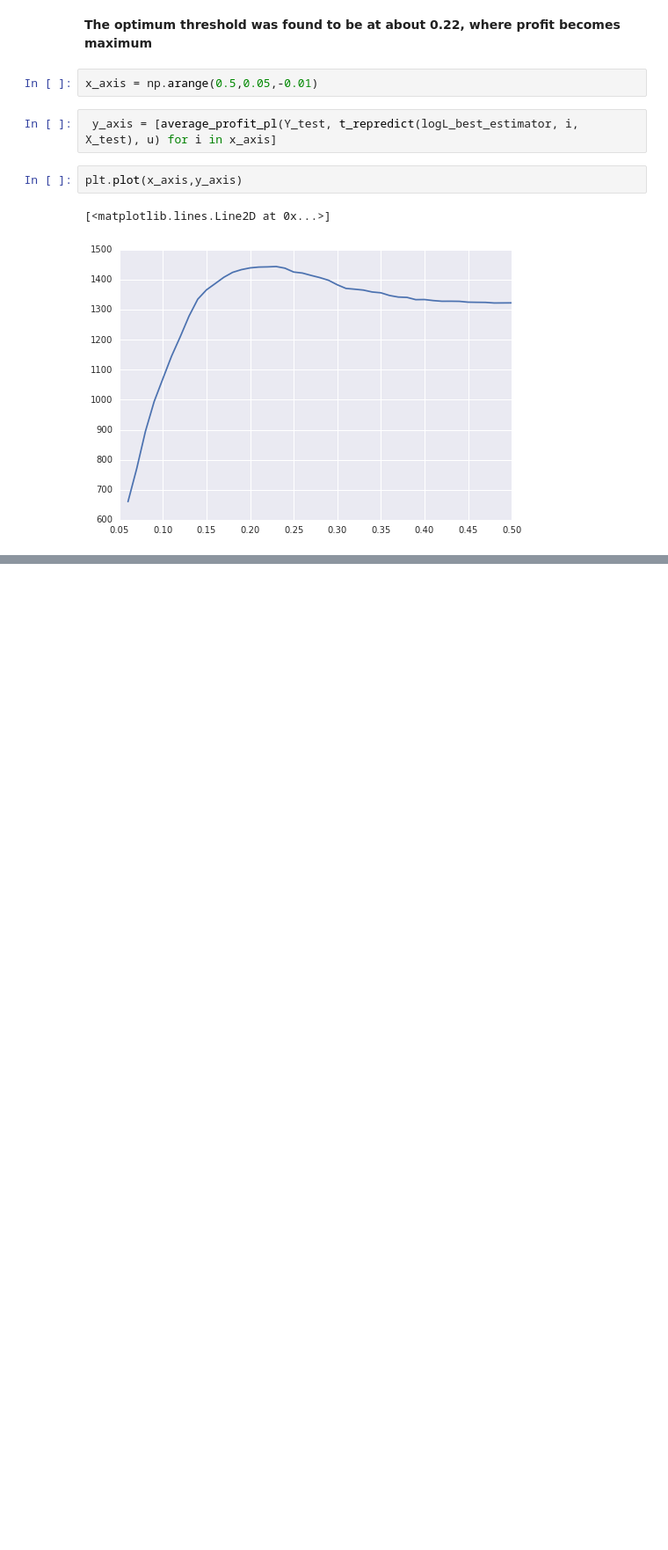
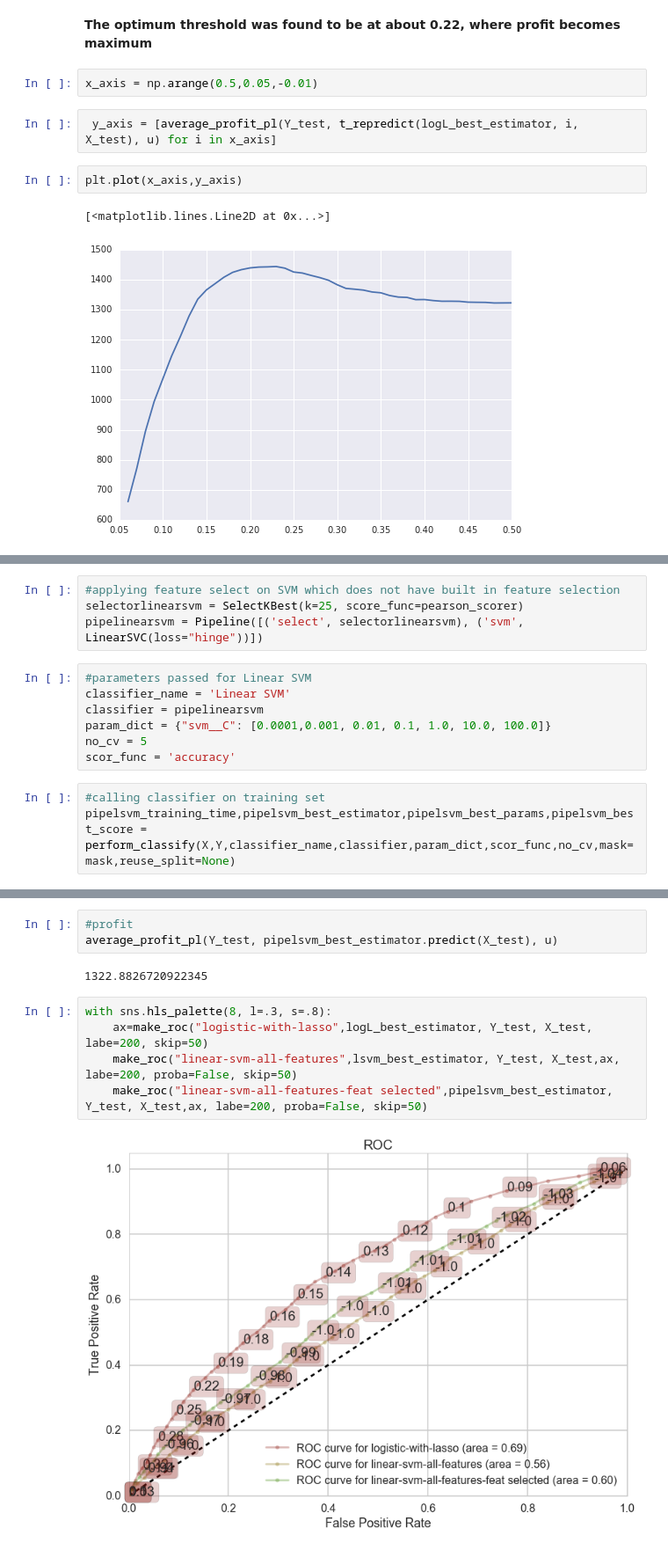
Before and after one commit to ajaykliyara/cs81_Final_Project, a Jupyter notebook: classification_by_optimizing_profit.ipynb, the cells around one changed output, grey strips where cells are left out. Shown at 88% size. Saved outputs shown, nothing was run; the diff lists cells and outputs as text; blank space fills up the shorter version.

Commit message:
profit optimization

```diff
--- a/classification_by_optimizing_profit.ipynb
+++ b/classification_by_optimizing_profit.ipynb
@@ -486,0 +616,14 @@ plt.plot(x_axis,y_axis)
+# %%
+#applying feature select on SVM which does not have built in feature selection
+selectorlinearsvm = SelectKBest(k=25, score_func=pearson_scorer)
+pipelinearsvm = Pipeline([('select', selectorlinearsvm), ('svm', LinearSVC(loss="hinge"))])
+# %%
+#parameters passed for Linear SVM
+classifier_name = 'Linear SVM'
+classifier = pipelinearsvm
+param_dict = {"svm__C": [0.0001,0.001, 0.01, 0.1, 1.0, 10.0, 100.0]}
+no_cv = 5
+scor_func = 'accuracy'
+# %%
+#calling classifier on training set
+pipelsvm_training_time,pipelsvm_best_estimator,pipelsvm_best_params,pipelsvm_best_score = perform_classify(X,Y,classifier_name,classifier,param_dict,scor_func,no_cv,mask=mask,reuse_split=None)
@@ -486,0 +656,12 @@ plt.plot(x_axis,y_axis)
+# %%
+#profit
+average_profit_pl(Y_test, pipelsvm_best_estimator.predict(X_test), u)
+# %% [output]
+1322.8826720922345
+# %%
+with sns.hls_palette(8, l=.3, s=.8):
+    ax=make_roc("logistic-with-lasso",logL_best_estimator, Y_test, X_test, labe=200, skip=50)
+    make_roc("linear-svm-all-features",lsvm_best_estimator, Y_test, X_test,ax, labe=200, proba=False, skip=50)
+    make_roc("linear-svm-all-features-feat selected",pipelsvm_best_estimator, Y_test, X_test,ax, labe=200, proba=False, skip=50)
+# %% [output]
+[figure, added]
```
Also changed, not shown: parts of 57 cells of this notebook, 1 other file.
